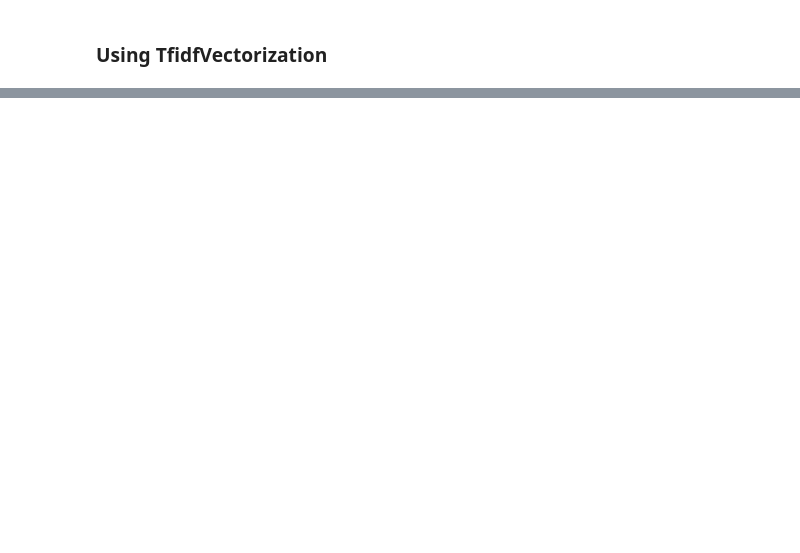
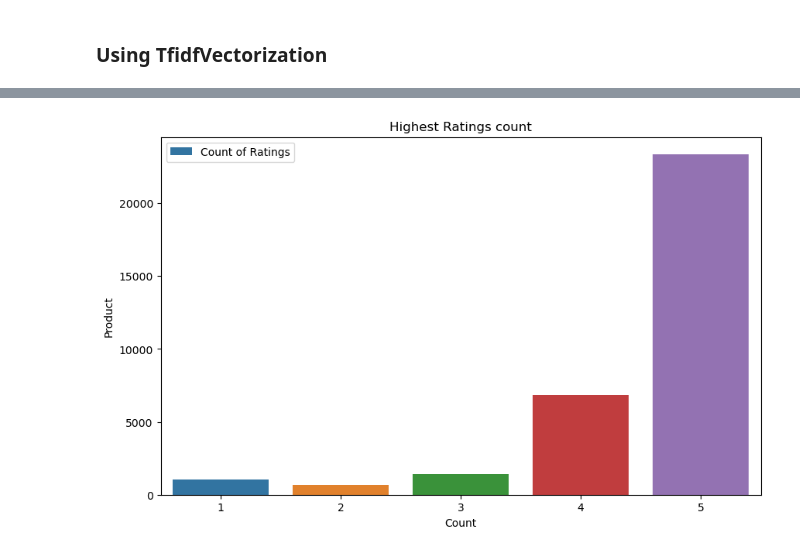
Before and after one commit to muhkashiff/amazon_products_sentimental_analysis, a Jupyter notebook: amazon_products_sentimental.ipynb, the cells around one changed output, grey strips where cells are left out. Drawn from its saved outputs; the diff is of its cells as text; code cells hidden in the pictures; blank space fills up the shorter version.

```diff
--- a/amazon_products_sentimental.ipynb
+++ b/amazon_products_sentimental.ipynb
@@ -564,0 +665,8 @@ All-New Fire HD 8 Tablet, 8" HD Display, Wi-Fi, 16 GB - Includes Special Offers,
+# %%
+# Find the number of ratings
+ratings_count = data['reviews.rating'].value_counts().reset_index()
+ratings_count.columns = ['Ratings', 'count']
+
+# Print count of ratings
+print("Count of Ratings:")
+print(ratings_count.head())
@@ -564,0 +681,14 @@ All-New Fire HD 8 Tablet, 8" HD Display, Wi-Fi, 16 GB - Includes Special Offers,
+# %%
+# Select top 10 highest products
+products_ratings = ratings_count.head()
+
+# Plot the data
+plt.figure(figsize=(10, 6))
+sns.barplot(x='Ratings', y='count', data=products_ratings, label='Count of Ratings')
+plt.xlabel('Count')
+plt.ylabel('Product')
+plt.title('Highest Ratings count')
+plt.legend()
+plt.show()
+# %% [output]
+[figure, added]
```
Also changed, not shown: parts of 21 cells of this notebook.
